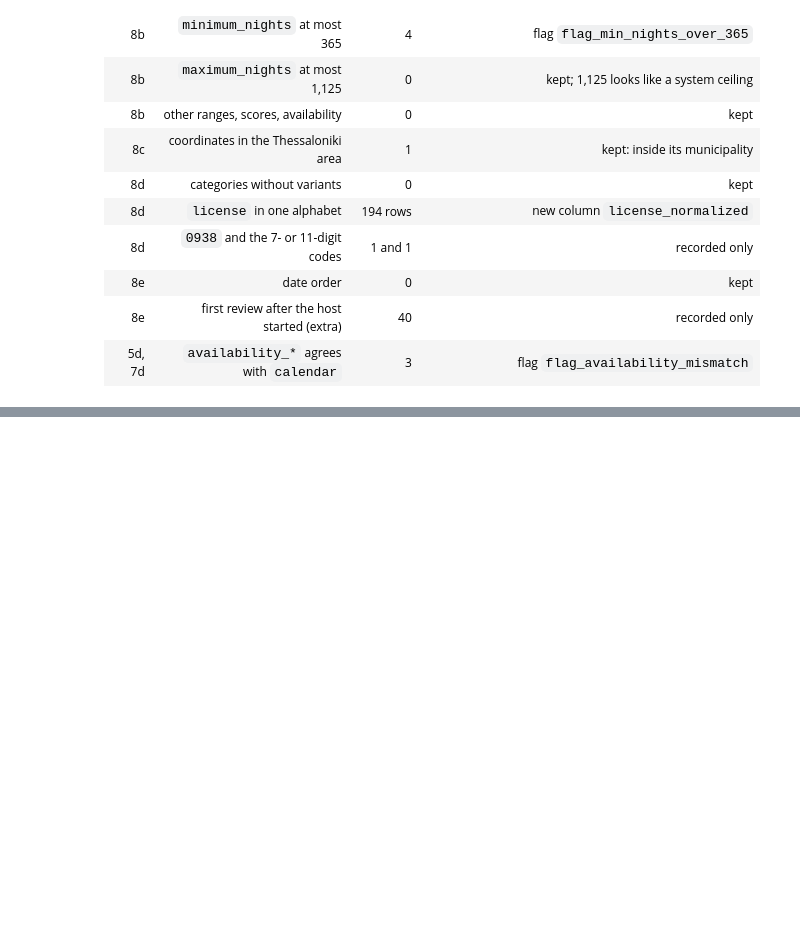
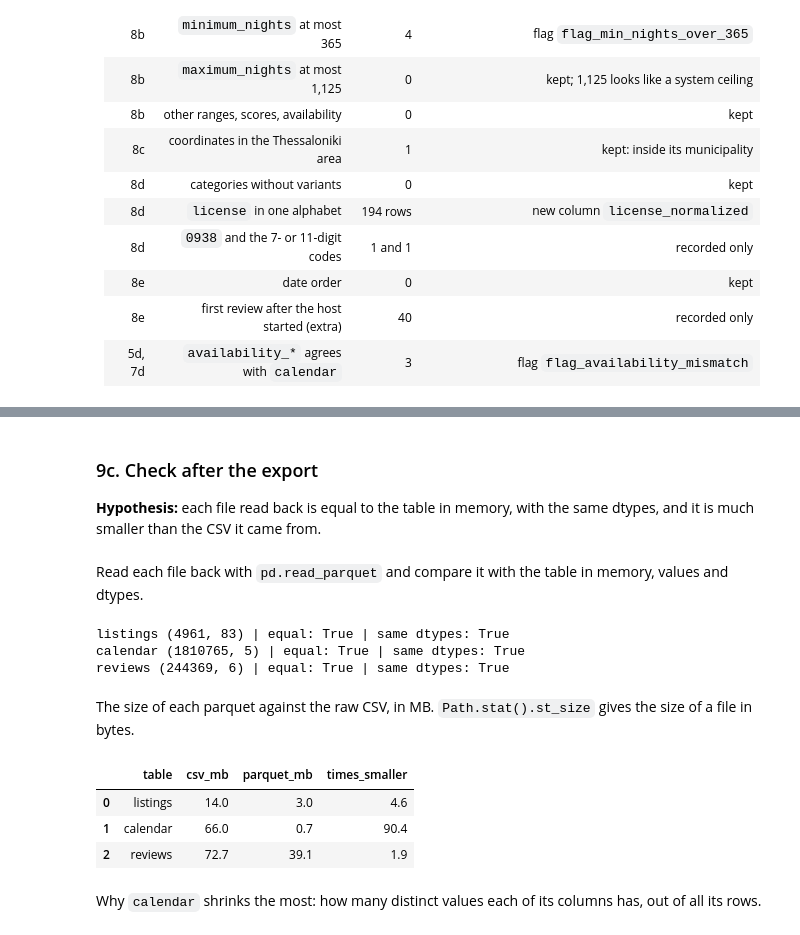
Before and after one commit to kallistratis/thessaloniki-airbnb-analysis, a Jupyter notebook: 01_data_cleaning.ipynb, the cells around one changed output, grey strips where cells are left out. Cells and saved outputs as stored; diff of their text form; code cells hidden in the pictures; blank space fills up the shorter version.

```diff
--- a/01_data_cleaning.ipynb
+++ b/01_data_cleaning.ipynb
@@ -3048,0 +3071,3 @@ True True True
+# %%
+for name, df in dataframes_clean.items():
+    print(name, df.shape, df.dtypes.astype(str).value_counts().to_dict())
@@ -3048,0 +3122,6 @@ True True True
+# %%
+from pathlib import Path
+
+out_dir = Path("data_clean")
+out_dir.mkdir(exist_ok=True)
+out_dir.is_dir()
@@ -3048,0 +3132,5 @@ True True True
+# %%
+for name, df in dataframes_clean.items():
+    df.to_parquet(out_dir / f"{name}.parquet", index=False)
+    print(name, df.shape, "saved")
+print(sorted(p.name for p in out_dir.iterdir()))
@@ -3048,0 +3147,32 @@ True True True
+# %% [markdown]
+### 9c. Check after the export
+
+**Hypothesis:** each file read back is equal to the table in memory, with the same dtypes, and it is much smaller than the CSV it came from.
+# %% [markdown]
+Read each file back with `pd.read_parquet` and compare it with the table in memory, values and dtypes.
+# %%
+for name, df in dataframes_clean.items():
+    back = pd.read_parquet(out_dir / f"{name}.parquet")
+    print(name, back.shape, "| equal:", back.equals(df), "| same dtypes:", back.dtypes.equals(df.dtypes))
+# %% [output]
+listings (4961, 83) | equal: True | same dtypes: True
+calendar (1810765, 5) | equal: True | same dtypes: True
+reviews (244369, 6) | equal: True | same dtypes: True
+# %% [markdown]
+The size of each parquet against the raw CSV, in MB. `Path.stat().st_size` gives the size of a file in bytes.
+# %%
+sizes = pd.DataFrame([
+    {"table": name,
+     "csv_mb": Path(f"data/{name}.csv").stat().st_size / 1e6,
+     "parquet_mb": (out_dir / f"{name}.parquet").stat().st_size / 1e6}
+    for name in dataframes_clean
+])
+sizes["times_smaller"] = sizes["csv_mb"] / sizes["parquet_mb"]
+sizes.round(1)
+# %% [output]
+|  | table | csv_mb | parquet_mb | times_smaller |
+| 0 | listings | 14.0 | 3.0 | 4.6 |
+| 1 | calendar | 66.0 | 0.7 | 90.4 |
+| 2 | reviews | 72.7 | 39.1 | 1.9 |
+# %% [markdown]
+Why `calendar` shrinks the most: how many distinct values each of its columns has, out of all its rows.
```
Also changed, not shown: parts of 31 cells of this notebook, 1 other file.
